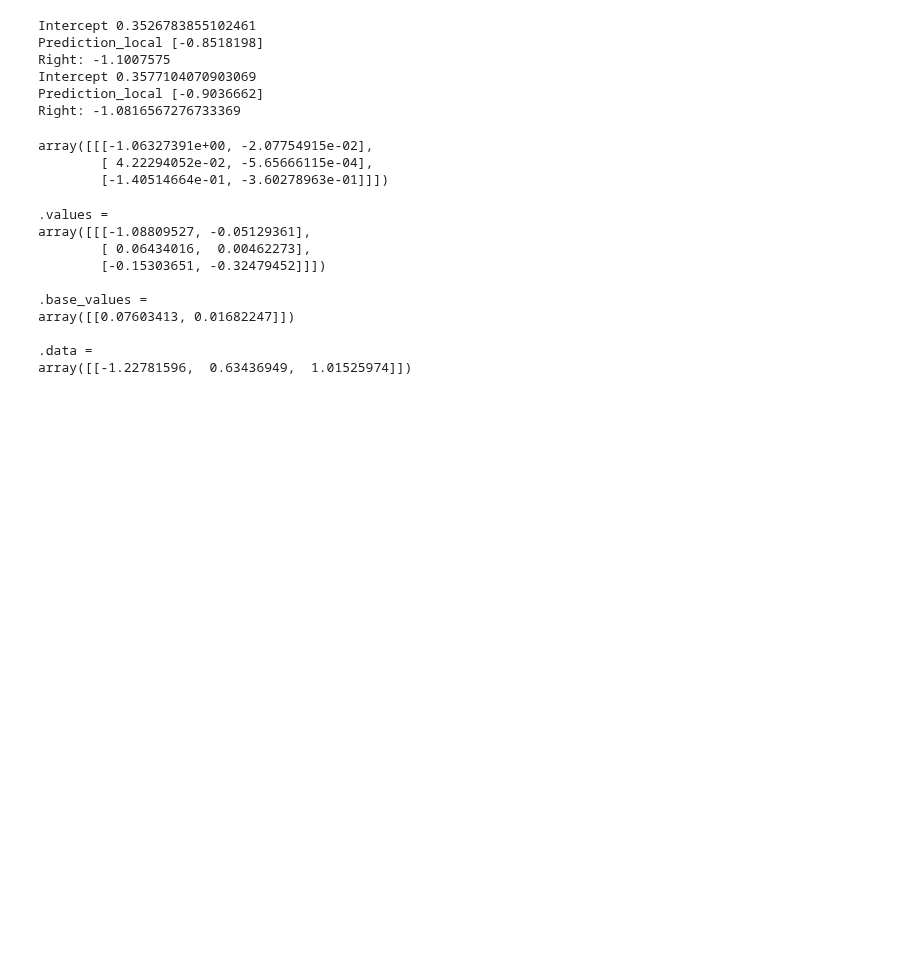
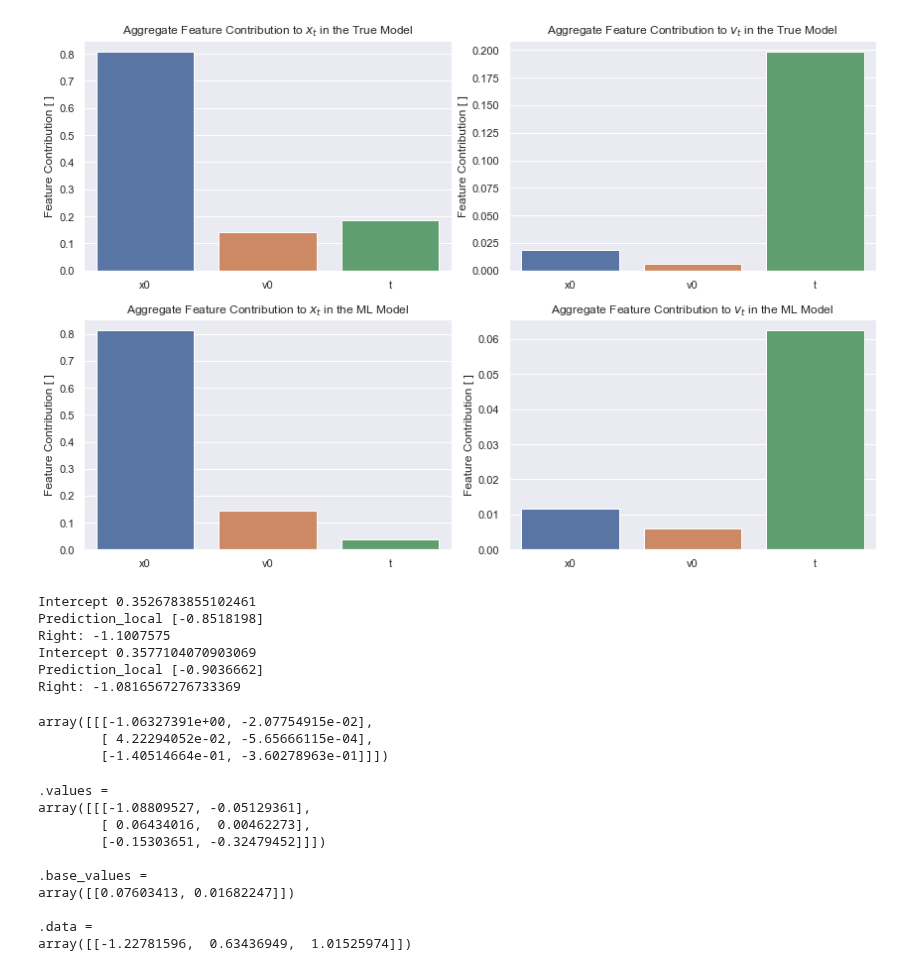
Before and after one commit to wgrosche/XAI, a Jupyter notebook: Code/Duffing/Duffing_SHAP.ipynb, the cells around one changed output. Drawn from its saved outputs; the diff is of its cells as text; code cells hidden in the pictures; blank space fills up the shorter version.

```diff
--- a/Code/Duffing/Duffing_SHAP.ipynb
+++ b/Code/Duffing/Duffing_SHAP.ipynb
@@ -268,3 +295,50 @@ f.savefig("delta1simplemodel.svg", dpi='figure')
+# %%
+def shap_aggregation_mean(x, model, scaler=scaler):
+
+    x.values
+    x.data
+    x.base_values
+    matrix = np.empty((len(x.values), 3, 3))
+    aggregate = np.zeros((3,2))
+    pred_values = model.predict(x.data)
+
+    for i in range(len(x.values)):
+        x_t_attribution = np.abs(x.values[i][:,0])
+        v_t_attribution = np.abs(x.values[i][:,1])
+        aggregate = aggregate + np.hstack((x_t_attribution.reshape((3,1)), v_t_attribution.reshape((3,1))))
+
+    aggregate = aggregate/len(x.values)
+    aggregate = pd.DataFrame(aggregate, columns = ['xt', 'vt'], index = ['x0','v0','t'])
+
+    return matrix , aggregate
+# %%
+true_matrix, true_aggregate = shap_aggregation_mean(true_values_partition, true_model)
+
+model_matrix, model_aggregate = shap_aggregation_mean(model_values_partition, model)
+# %%
+f, axs = plt.subplots(2, 2, figsize=(12, 8), gridspec_kw=dict(width_ratios=[4, 4]))
+
+sns.barplot(data = true_aggregate, x = true_aggregate.index,  y='xt', label = 'xt', ax=axs[0,0])
+axs[0,0].set_title(r"Aggregate Feature Contribution to $x_t$ in the True Model")
+axs[0,0].set_ylabel('Feature Contribution [ ]')
+
+sns.barplot(data = true_aggregate, x = true_aggregate.index,  y='vt', label = 'vt', ax=axs[0,1])
+axs[0,1].set_title(r"Aggregate Feature Contribution to $v_t$ in the True Model")
+axs[0,1].set_ylabel('Feature Contribution [ ]')
+
+sns.barplot(data = model_aggregate, x = true_aggregate.index,  y='xt', label = 'xt', ax=axs[1,0])
+axs[1,0].set_title(r"Aggregate Feature Contribution to $x_t$ in the ML Model")
+axs[1,0].set_ylabel('Feature Contribution [ ]')
+
+sns.barplot(data = model_aggregate, x = model_aggregate.index,  y='vt', label = 'vt', ax=axs[1,1])
+axs[1,1].set_title(r"Aggregate Feature Contribution to $v_t$ in the ML Model")
+axs[1,1].set_ylabel('Feature Contribution [ ]')
+
+f.tight_layout()
+
+f.savefig("damped_duffing_simple_shap_aggregate.svg", dpi='figure')
+# %% [output]
+[figure, added]
 # %%
 import lime
 import lime.lime_tabular
```
Also changed, not shown: parts of 19 cells of this notebook, 25 other files.
